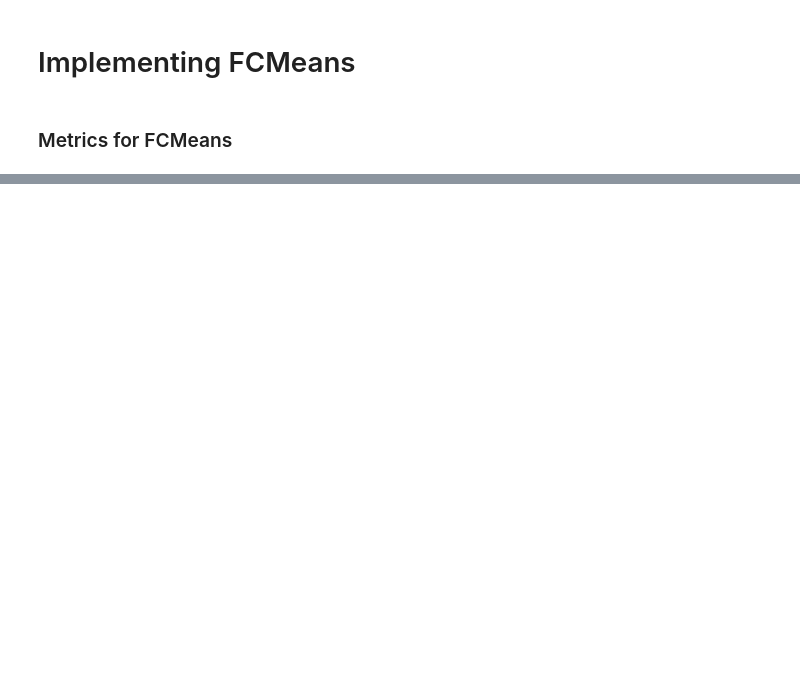
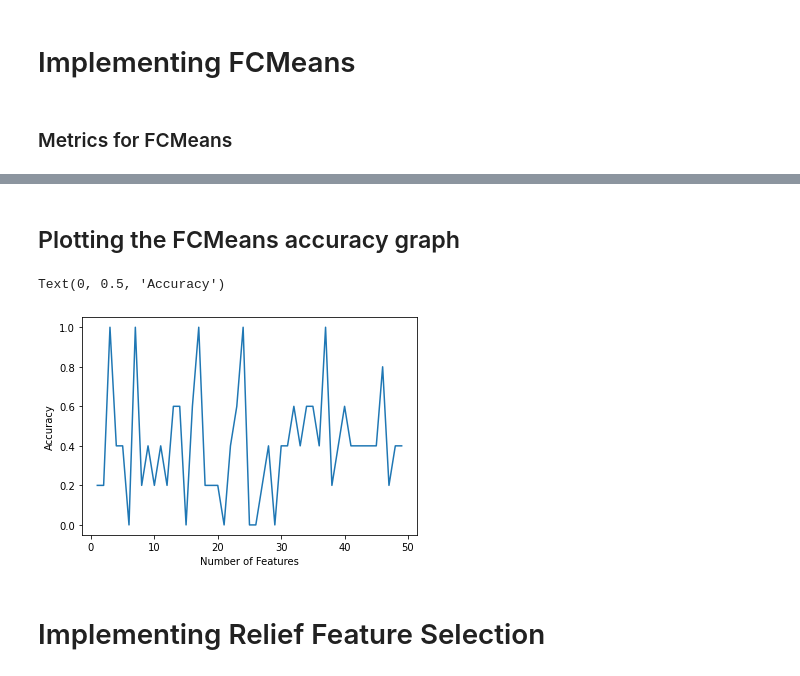
Before and after one commit to pemba007/final-exam, a Jupyter notebook: main.ipynb, the cells around one changed output, grey strips where cells are left out. Cells and saved outputs as stored; diff of their text form; code cells hidden in the pictures; blank space fills up the shorter version.

```diff
--- a/main.ipynb
+++ b/main.ipynb
@@ -935,0 +1197,11 @@ performance
+# %% [markdown]
+## Plotting the FCMeans accuracy graph
+# %%
+p = sns.lineplot(x=range(1,50), y = FCMeans_scores)
+p.set_xlabel("Number of Features")
+p.set_ylabel("Accuracy")
+# %% [output]
+Text(0, 0.5, 'Accuracy')
+[figure, added]
+# %% [markdown]
+# Implementing Relief Feature Selection
```
Also changed, not shown: parts of 45 cells of this notebook.
